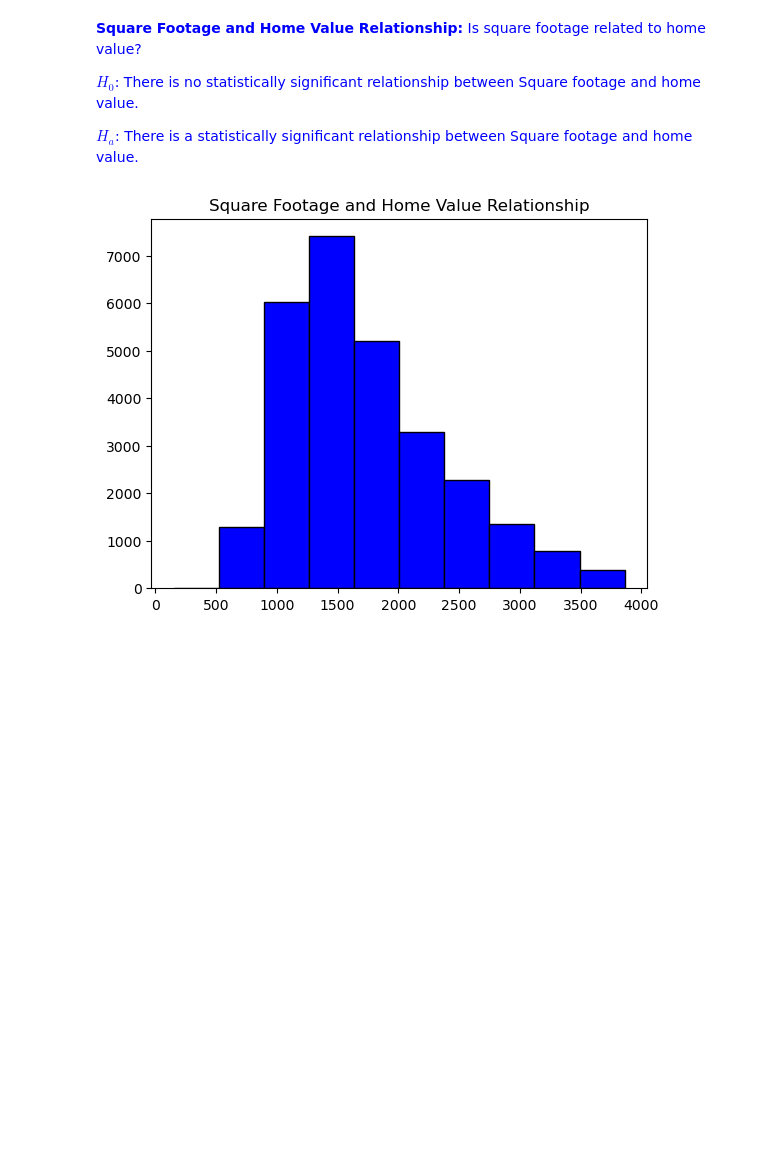
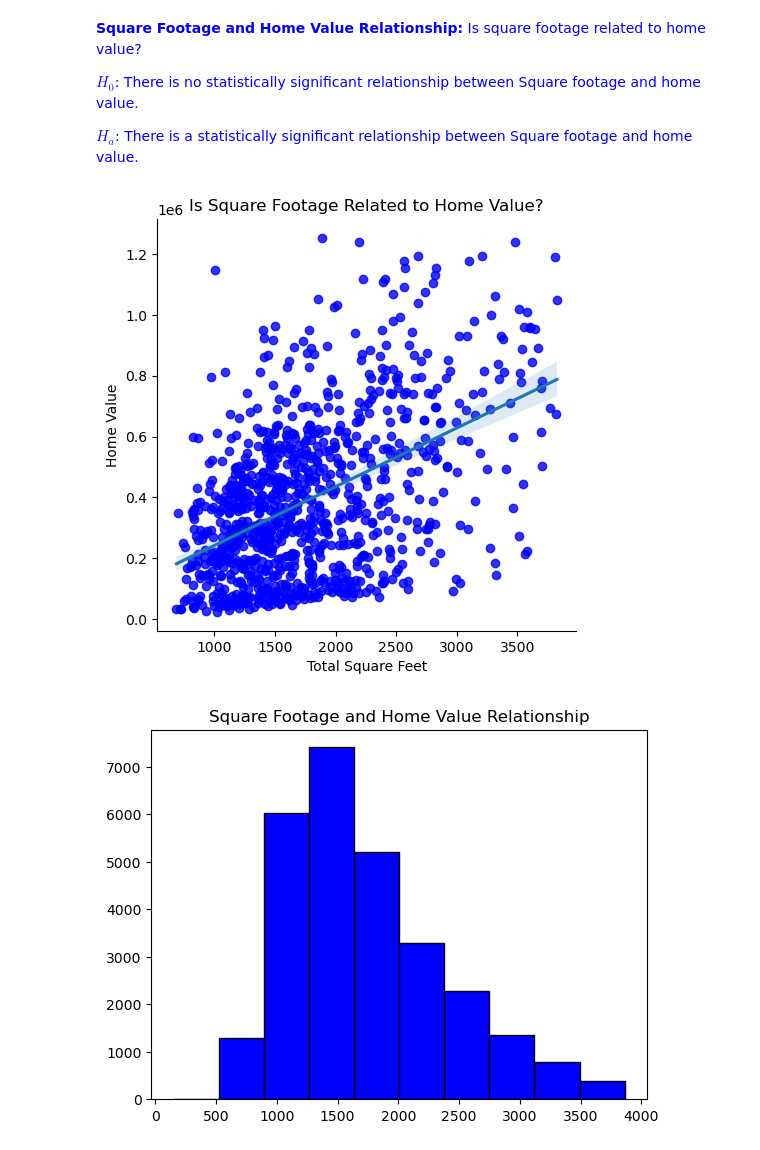
Before and after one commit to Miatta-Sinayoko/Zillow-Regression-Project, a Jupyter notebook: Zillow Regression Final.ipynb, the cells around one changed output. Drawn from its saved outputs; the diff is of its cells as text; code cells hidden in the pictures; blank space fills up the shorter version.

```diff
--- a/Zillow Regression Final.ipynb
+++ b/Zillow Regression Final.ipynb
@@ -345,6 +211,10 @@ p: 0.0
  <span style="color:blue;"> **$H_{0}$**: There is no statistically significant relationship between  Square footage and home value.</span>
 
  <span style="color:blue;">**$H_{a}$**: There is a statistically significant relationship between  Square footage and home value.</span>
+# %%
+e.get_sqft_graph(train)
+# %% [output]
+[figure, added]
 # %%
 plt.hist(train.sqft, color = "blue", ec="black")
 plt.title('Square Footage and Home Value Relationship')
```
Also changed, not shown: parts of 22 cells of this notebook.
